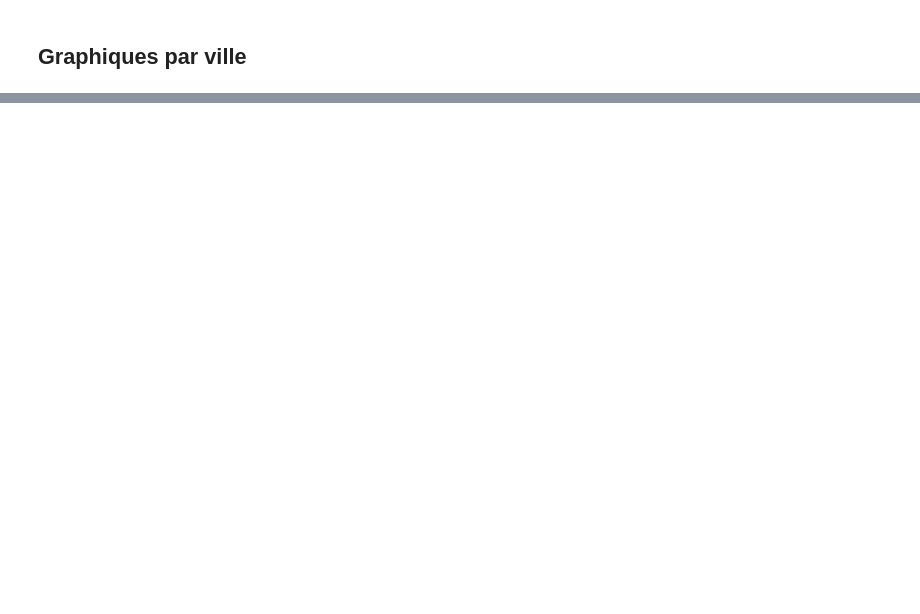
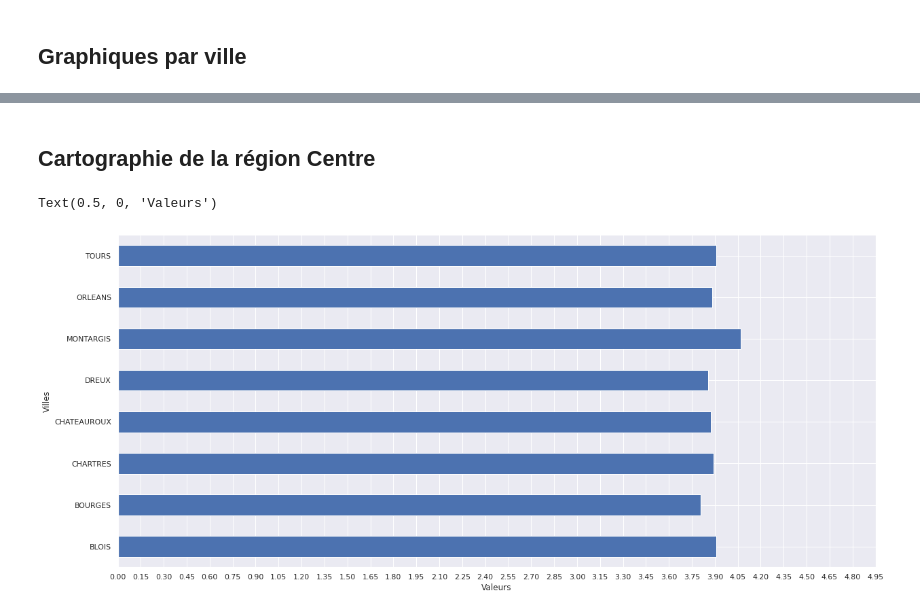
Before and after one commit to Datalab2020/air_project, a Jupyter notebook: Projet_Air.ipynb, the cells around one changed output, grey strips where cells are left out. Drawn from its saved outputs; the diff is of its cells as text; code cells hidden in the pictures; blank space fills up the shorter version.

```diff
--- a/Projet_Air.ipynb
+++ b/Projet_Air.ipynb
@@ -164,0 +260,10 @@ plt.ylabel('Fréquence')
+# %% [markdown]
+## Cartographie de la région Centre
+# %%
+group_valeur = df.groupby('lib_zone')['valeur'].mean()
+group_valeur.plot(figsize=(20,9), kind='barh', xticks=np.arange(0, 5, 0.15))
+plt.ylabel('Villes')
+plt.xlabel('Valeurs')
+# %% [output]
+Text(0.5, 0, 'Valeurs')
+[figure, added]
```
Also changed, not shown: parts of 21 cells of this notebook.
